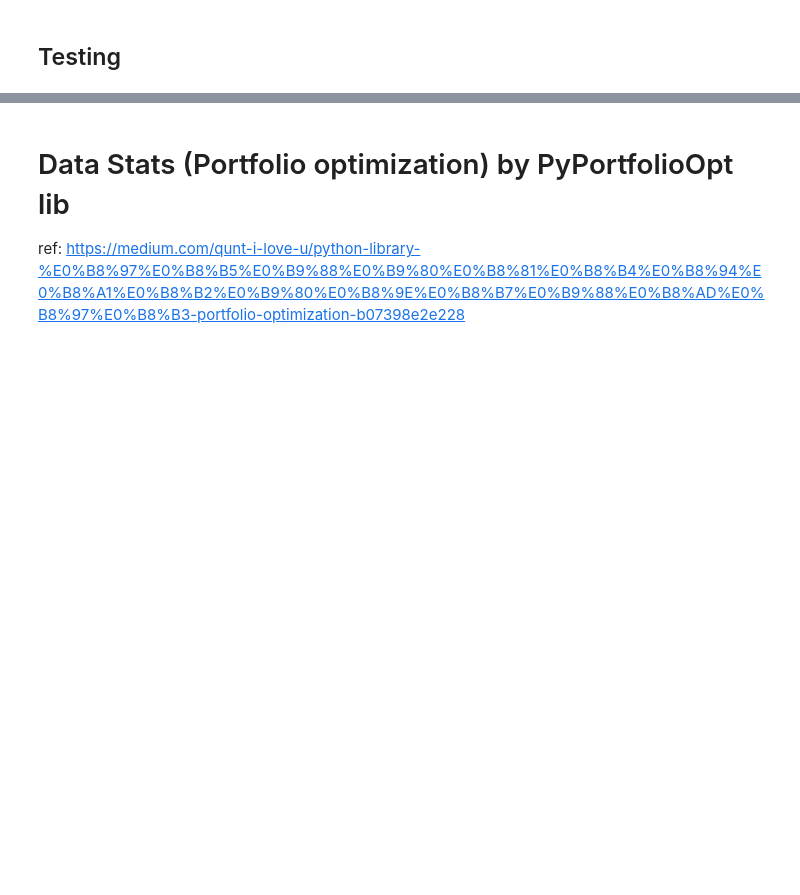
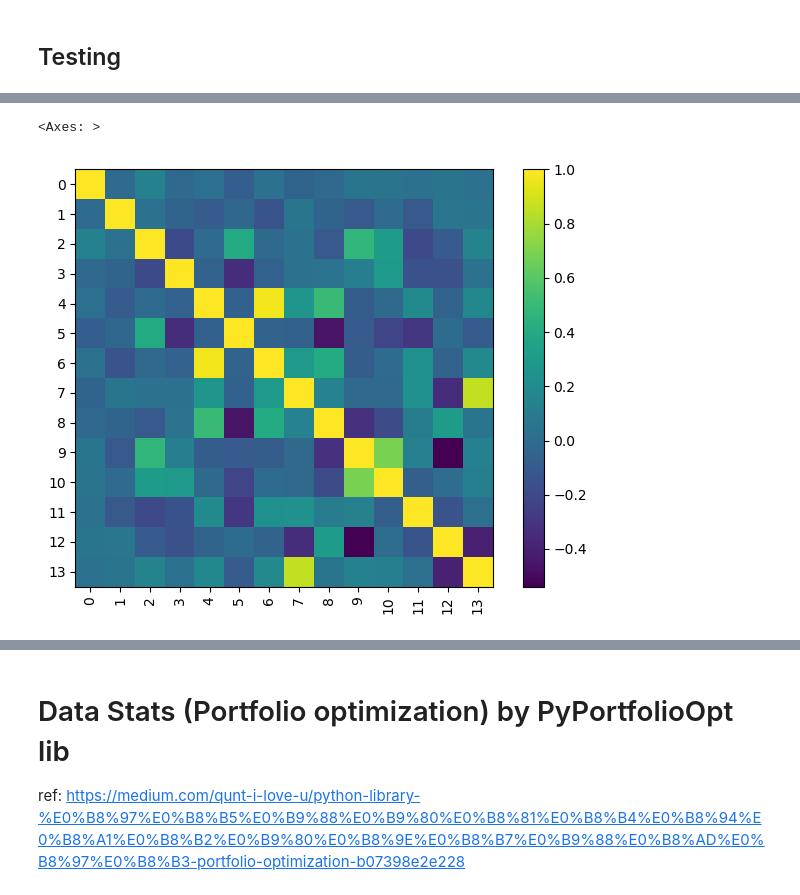
Before and after one commit to Narodomy/Time-Series-Generative-AI-for-Asset-Investment, a Jupyter notebook: notebooks/v7_playground.ipynb, the cells around one changed output, grey strips where cells are left out. Drawn from its saved outputs; the diff is of its cells as text; code cells hidden in the pictures; blank space fills up the shorter version.

```diff
--- a/notebooks/v7_playground.ipynb
+++ b/notebooks/v7_playground.ipynb
@@ -200,7 +204,7 @@ train_ds_scaled shape: torch.Size([1463, 14, 1])
 ### Sliding Window Tensor [N, T, A, C]
 N = Num of windows
 # %%
-basket_scaled_tensor = torch.from_numpy(sliding_window_view(basket_scaled_tensor.cpu(), window_shape=64, axis=0))
+basket_scaled_tensor = torch.from_numpy(sliding_window_view(basket_scaled_tensor.cpu(), window_shape=cfg.window_size, axis=0))
 print(f"Org windowing basket shape: {basket_scaled_tensor.shape}")
 
 basket_scaled_tensor = basket_scaled_tensor.permute(0,3,1,2)
@@ -326,0 +404,14 @@ print(f"simulation: {sim.shape}")
+# %%
+def inverse_scale(x: torch.Tensor, scaler):
+    if torch.is_tensor(x):
+        x_np = x.detach().cpu().numpy()
+    else:
+        x_np = x
+
+    org_shape = x_np.shape
+    flat_x = x_np.reshape(-1, 1)
+
+    inverse_flat = scaler.inverse_transform(flat_x)
+    inverse_x = inverse_flat.reshape(org_shape)
+
+    return torch.from_numpy(inverse_x)
@@ -326,0 +420,15 @@ print(f"simulation: {sim.shape}")
+# %%
+X_test = inverse_scale(X_test, scaler)
+X_test_context = inverse_scale(X_test_context, scaler)
+y_test = inverse_scale(y_test, scaler)
+sim = inverse_scale(torch.from_numpy(sim), scaler)
+
+verify_scaling(X_test)
+verify_scaling(X_test_context)
+verify_scaling(y_test)
+verify_scaling(sim)
+
+print(f"X_test shape: {X_test.shape}")
+print(f"X_test shape: {X_test_context.shape}")
+print(f"y_test shape: {y_test.shape}")
+print(f"sim shape: {sim.shape}")
@@ -335,8 +463,8 @@ verify_scaling(sim)
 # %%
-X_test_smp_df = pd.DataFrame(X_test_smp.detach().cpu().numpy().squeeze(-1))
-y_test_smp_df = pd.DataFrame(y_test_smp.detach().cpu().numpy().squeeze(-1))
+X_test_df = pd.DataFrame(X_test.detach().cpu().numpy().squeeze(-1))
+y_test_df = pd.DataFrame(y_test.detach().cpu().numpy().squeeze(-1))
 sim_df = pd.DataFrame(sim.squeeze(-1))
 
-print(f"X_test_smp_df: {type(X_test_smp_df.shape)}, {X_test_smp_df.shape}")
-print(f"y_test_smp_df: {type(y_test_smp_df.shape)}, {y_test_smp_df.shape}")
+print(f"X_test_smp_df: {type(X_test_df.shape)}, {X_test_df.shape}")
+print(f"y_test_smp_df: {type(y_test_df.shape)}, {y_test_df.shape}")
 print(f"sim_df: {type(sim_df.shape)}, {sim_df.shape}")
@@ -358,4 +509,7 @@ plotting.plot_covariance(sim_cov, plot_correlation=True)
 # %%
-y_test_smp_cov = risk_models.sample_cov(y_test_smp_df)
-plotting.plot_covariance(y_test_smp_cov, plot_correlation=True)
+y_test_cov = risk_models.sample_cov(y_test_df)
+plotting.plot_covariance(y_test_cov, plot_correlation=True)
+# %% [output]
+<Axes: >
+[figure, added]
 # %%
```
Also changed, not shown: parts of 79 cells of this notebook, 28 other files.
